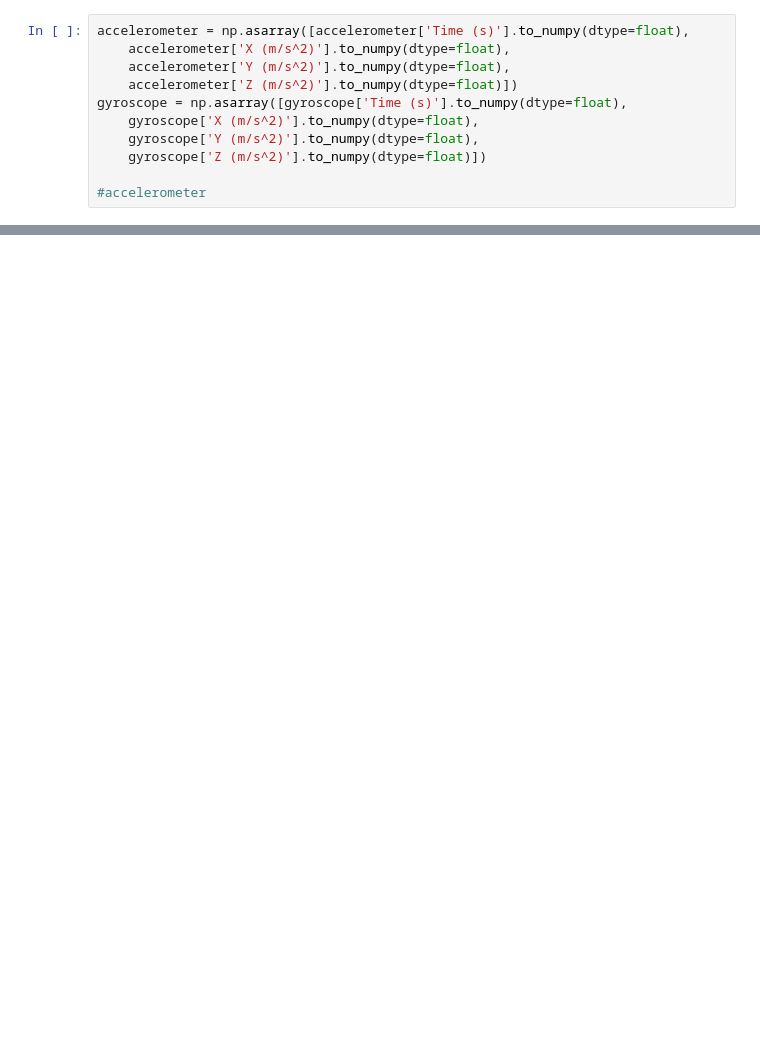
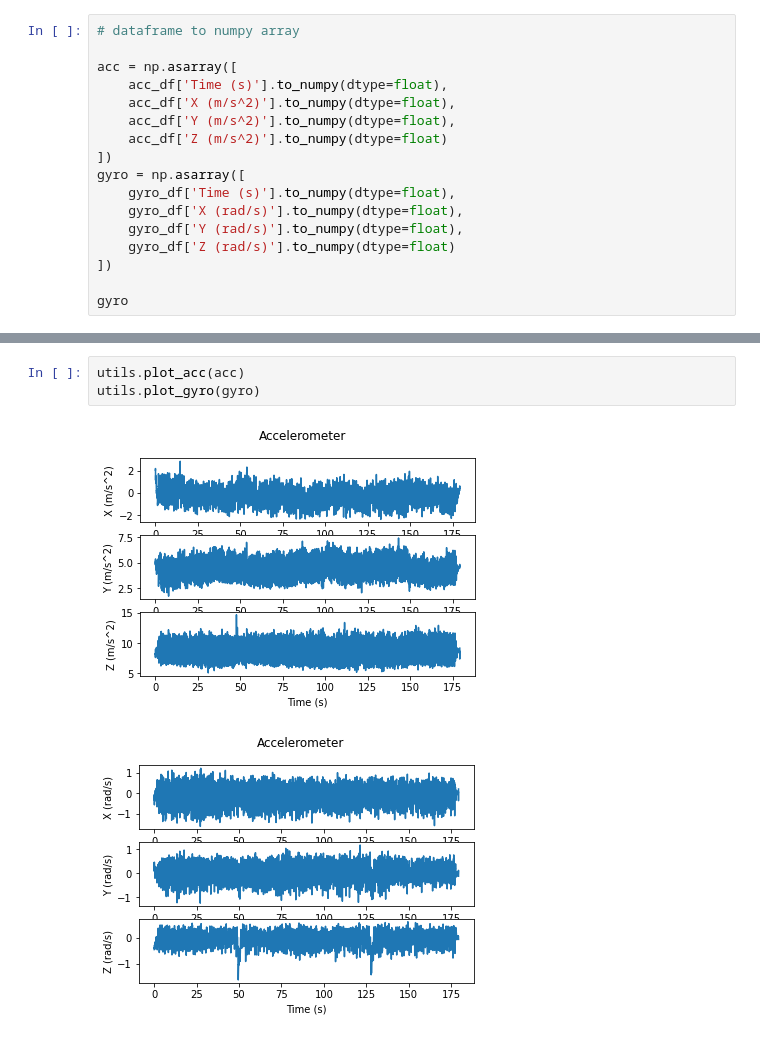
Before and after one commit to annkapopp/IndoorLocal, a Jupyter notebook: preprocessing.ipynb, the cells around one changed output, grey strips where cells are left out. Drawn from its saved outputs; the diff is of its cells as text; blank space fills up the shorter version.

Commit message:
add functions for plots

```diff
--- a/preprocessing.ipynb
+++ b/preprocessing.ipynb
@@ -26,11 +28,17 @@ accelerometer
 # %%
-accelerometer = np.asarray([accelerometer['Time (s)'].to_numpy(dtype=float),
-    accelerometer['X (m/s^2)'].to_numpy(dtype=float),
-    accelerometer['Y (m/s^2)'].to_numpy(dtype=float),
-    accelerometer['Z (m/s^2)'].to_numpy(dtype=float)])
-gyroscope = np.asarray([gyroscope['Time (s)'].to_numpy(dtype=float),
-    gyroscope['X (m/s^2)'].to_numpy(dtype=float),
-    gyroscope['Y (m/s^2)'].to_numpy(dtype=float),
-    gyroscope['Z (m/s^2)'].to_numpy(dtype=float)])
+# dataframe to numpy array
 
-#accelerometer
+acc = np.asarray([
+    acc_df['Time (s)'].to_numpy(dtype=float),
+    acc_df['X (m/s^2)'].to_numpy(dtype=float),
+    acc_df['Y (m/s^2)'].to_numpy(dtype=float),
+    acc_df['Z (m/s^2)'].to_numpy(dtype=float)
+])
+gyro = np.asarray([
+    gyro_df['Time (s)'].to_numpy(dtype=float),
+    gyro_df['X (rad/s)'].to_numpy(dtype=float),
+    gyro_df['Y (rad/s)'].to_numpy(dtype=float),
+    gyro_df['Z (rad/s)'].to_numpy(dtype=float)
+])
+
+gyro
@@ -36,0 +54,6 @@ gyroscope = np.asarray([gyroscope['Time (s)'].to_numpy(dtype=float),
+# %%
+utils.plot_acc(acc)
+utils.plot_gyro(gyro)
+# %% [output]
+[figure, added]
+[figure, added]
```
Also changed, not shown: parts of 4 cells of this notebook, 1 other file.
